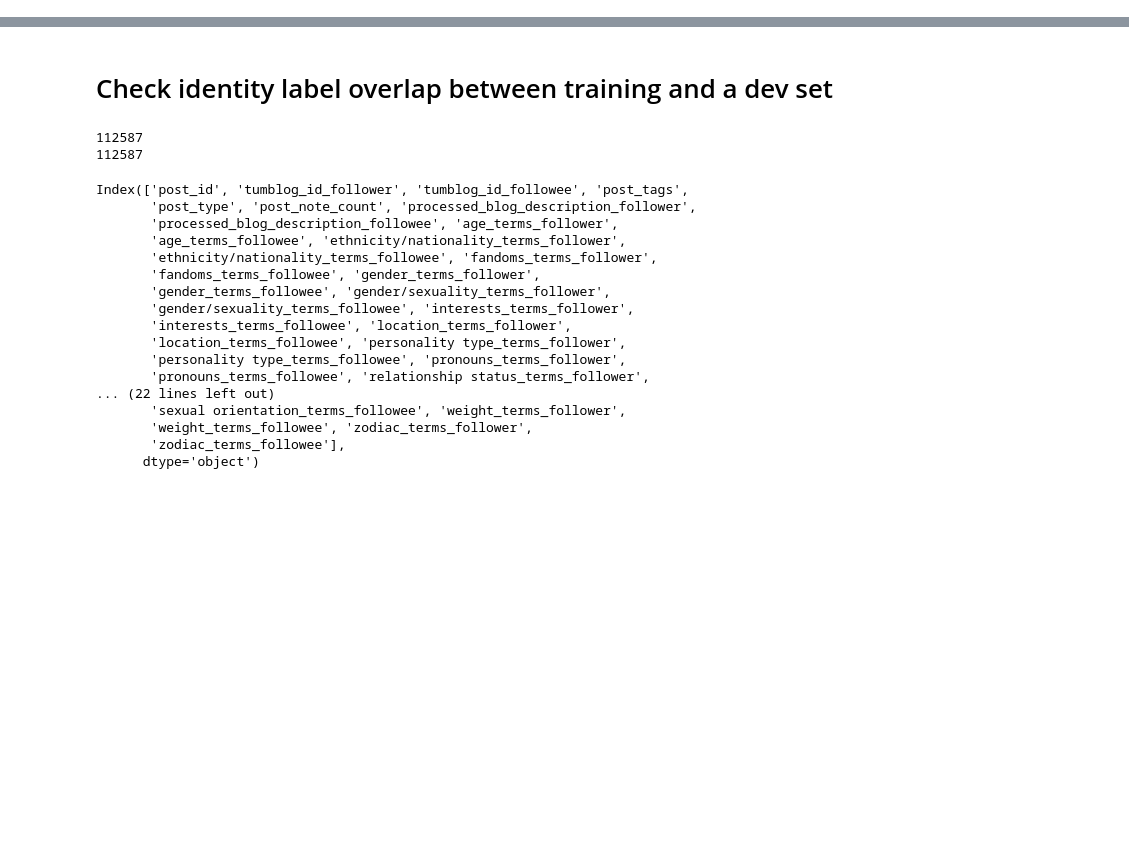
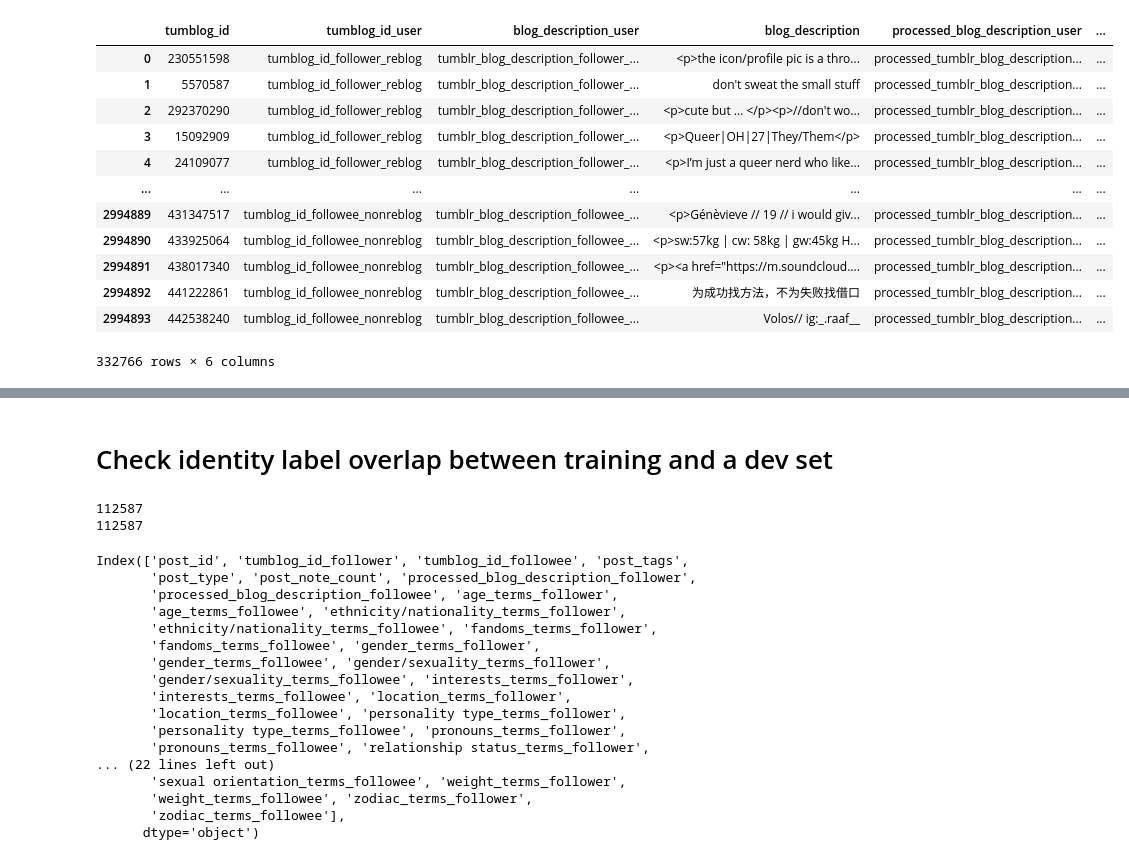
Before and after one commit to michaelmilleryoder/tumblr_community_identity, a Jupyter notebook: jupyter/check_data.ipynb, the cells around one changed output, grey strips where cells are left out. Saved outputs shown, nothing was run; the diff lists cells and outputs as text; code cells hidden in the pictures; blank space fills up the shorter version.

```diff
--- a/jupyter/check_data.ipynb
+++ b/jupyter/check_data.ipynb
@@ -0,0 +240,23 @@
+# %%
+def users_match(id_name, desc_name, proc_name):
+    user = id_name.replace('tumblog_id_', '')
+    return user in desc_name and user in proc_name
+
+mask = [users_match(id_name, desc_name, proc_name) for id_name, desc_name, proc_name in zip(
+    melted_again['tumblog_id_user'], melted_again['blog_description_user'], melted_again['processed_blog_description_user'])]
+filtered = melted_again[mask]
+filtered
+# %% [output]
+|  | tumblog_id | tumblog_id_user | blog_description_user | blog_description | processed_blog_description_user | ... |
+| 0 | 230551598 | tumblog_id_follower_reblog | tumblr_blog_description_follower_... | <p>the icon/profile pic is a thro... | processed_tumblr_blog_description... | ... |
+| 1 | 5570587 | tumblog_id_follower_reblog | tumblr_blog_description_follower_... | don't sweat the small stuff | processed_tumblr_blog_description... | ... |
+| 2 | 292370290 | tumblog_id_follower_reblog | tumblr_blog_description_follower_... | <p>cute but ... </p><p>//don't wo... | processed_tumblr_blog_description... | ... |
+| 3 | 15092909 | tumblog_id_follower_reblog | tumblr_blog_description_follower_... | <p>Queer|OH|27|They/Them</p> | processed_tumblr_blog_description... | ... |
+| 4 | 24109077 | tumblog_id_follower_reblog | tumblr_blog_description_follower_... | <p>I’m just a queer nerd who like... | processed_tumblr_blog_description... | ... |
+| ... | ... | ... | ... | ... | ... | ... |
+| 2994889 | 431347517 | tumblog_id_followee_nonreblog | tumblr_blog_description_followee_... | <p>Génèvieve // 19 // i would giv... | processed_tumblr_blog_description... | ... |
+| 2994890 | 433925064 | tumblog_id_followee_nonreblog | tumblr_blog_description_followee_... | <p>sw:57kg | cw: 58kg | gw:45kg H... | processed_tumblr_blog_description... | ... |
+| 2994891 | 438017340 | tumblog_id_followee_nonreblog | tumblr_blog_description_followee_... | <p><a href="https://m.soundcloud.... | processed_tumblr_blog_description... | ... |
+| 2994892 | 441222861 | tumblog_id_followee_nonreblog | tumblr_blog_description_followee_... | 为成功找方法，不为失败找借口 | processed_tumblr_blog_description... | ... |
+| 2994893 | 442538240 | tumblog_id_followee_nonreblog | tumblr_blog_description_followee_... | Volos// ig:_.raaf__ | processed_tumblr_blog_description... | ... |
+332766 rows × 6 columns
```
Also changed, not shown: parts of 28 cells of this notebook, 15 other files.
